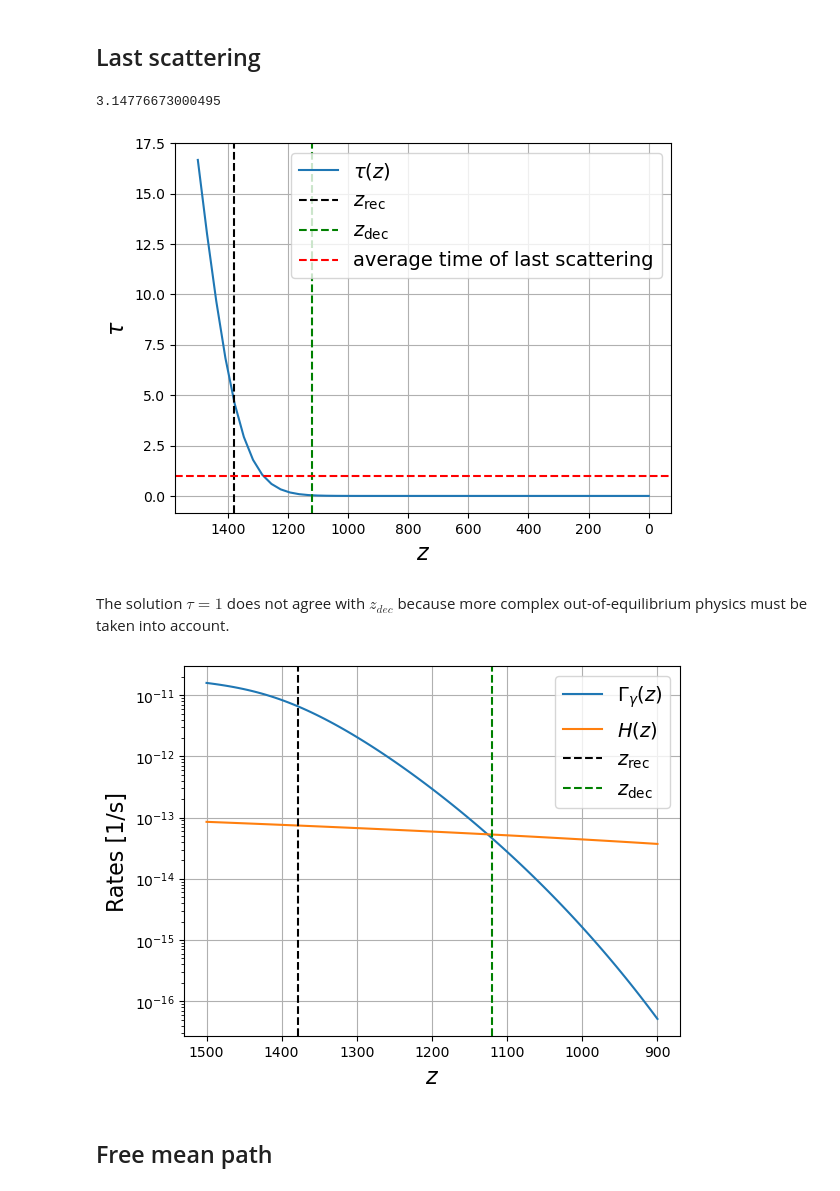
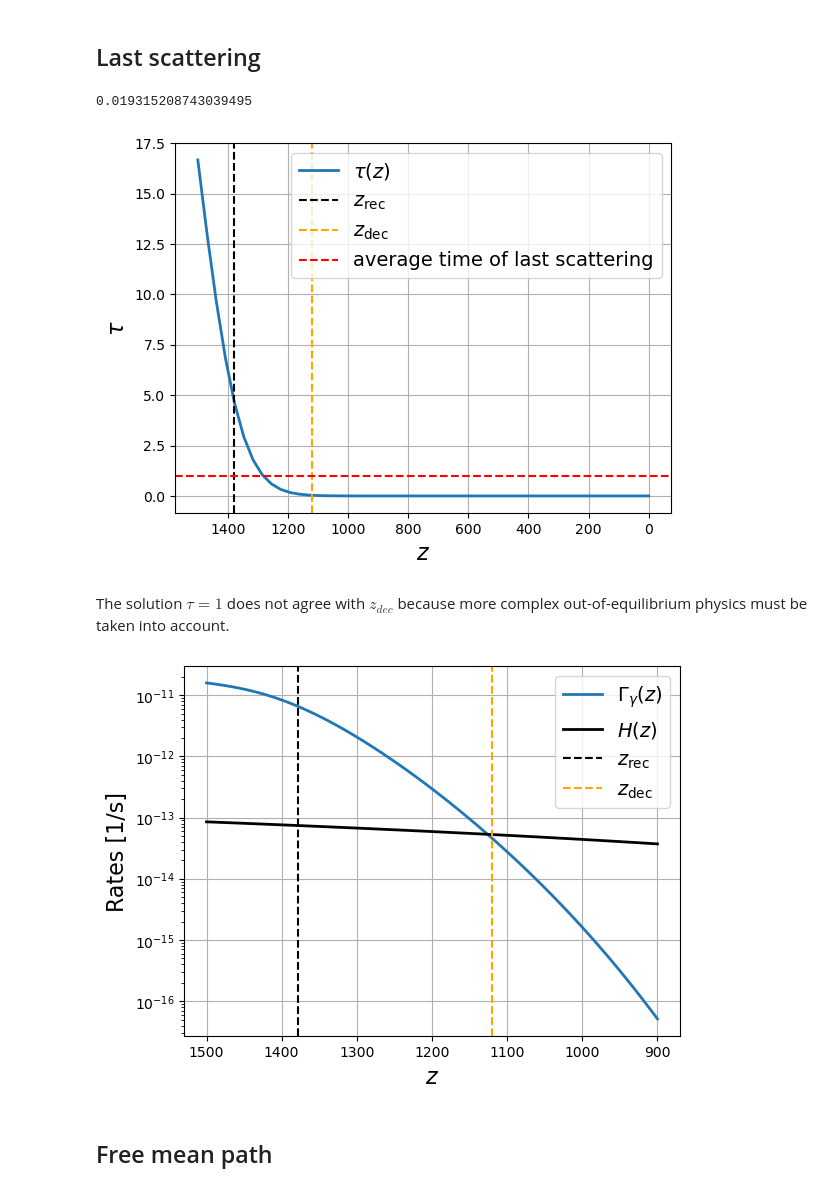
Before and after one commit to jeremyneveu/m2-npac-grac, a Jupyter notebook: notebooks/CMB_Saha_equation.ipynb, the cells around one changed output. Drawn from its saved outputs; the diff is of its cells as text; code cells hidden in the pictures.

```diff
--- a/notebooks/CMB_Saha_equation.ipynb
+++ b/notebooks/CMB_Saha_equation.ipynb
@@ -90,14 +90,19 @@ T(100)
 $275.2755 \; \mathrm{K}$
 # %%
 def Xe(T):
-    if T > 300 * u.K:
-        return (-1 + np.sqrt(1 + 4*c(T)))/(2*c(T))
-    else:
-        # 1/sqrt(c)
-        exp = np.exp(-BH.to(u.J)/ (2 * const.k_B * T))
-        factor = np.sqrt(eta * (ng(T) * (const.m_e * const.k_B * T / (2 * np.pi * const.hbar**2)) **(-3/2)).to(u.dimensionless_unscaled))
-        return (exp / factor).value
-        # return 1  # fully ionized at redshift 10
+    Ttmp = np.atleast_1d(T)
+    out = np.zeros_like(Ttmp).value
+    # high T
+    indhigh = Ttmp >= 300 * u.K
+    out[indhigh] = (-1 + np.sqrt(1 + 4*c(Ttmp[indhigh])))/(2*c(Ttmp[indhigh]))
+    #else low T is 1/sqrt(c)
+    indlow = ~indhigh
+    Tlow = Ttmp[indlow]
+    exp = np.exp(-BH.to(u.J)/ (2 * const.k_B * Tlow))
+    factor = np.sqrt(eta * (ng(Tlow) * (const.m_e * const.k_B * Tlow / (2 * np.pi * const.hbar**2)) **(-3/2)).to(u.dimensionless_unscaled))
+    out[indlow] = (exp / factor).value
+    return out
+    # return 1  # fully ionized at redshift 10
 
 def ne(T):
     return Xe(T) * eta * ng(T)
@@ -217,16 +222,16 @@ def tau(z):
 
 tau(1100)
 # %% [output]
-3.14776673000495
+0.019315208743039495
 # %%
 fig = plt.figure()
 zz = np.linspace(1500, 0, 50)
-plt.plot(zz, [tau(z) for z in zz], label=r"$\tau(z)$")
+plt.plot(zz, [tau(z) for z in zz], lw=2, label=r"$\tau(z)$")
 #plt.plot(zz, H(zz), label="$H(z)$")
 plt.gca().invert_xaxis()
 #plt.xscale("log")
 plt.axvline(zrec, color="k", linestyle="--", label="$z_{\mathrm{rec}}$")
-plt.axvline(zdec, color="g", linestyle="--", label="$z_{\mathrm{dec}}$")
+plt.axvline(zdec, color="orange", linestyle="--", label="$z_{\mathrm{dec}}$")
 plt.axhline(1, color="r", linestyle="--", label="average time of last scattering")
 #plt.yscale("log")
 plt.legend(fontsize=14)
@@ -235,28 +240,28 @@ plt.ylabel(r"$\tau$", fontsize=16)
 plt.grid()
 plt.show()
 # %% [output]
-[figure, old version]
+[figure, new version]
 # %% [markdown]
 The solution $\tau=1$ does not agree with $z_{dec}$ because more complex out-of-equilibrium physics must be taken into account.
 # %%
 #| label: rates_decoupling
 
 fig = plt.figure()
 zz = np.linspace(1500, 900, 100)
-plt.plot(zz, Gamma(zz), label="$\Gamma_\gamma(z)$")
-plt.plot(zz, H(zz), label="$H(z)$")
+plt.plot(zz, Gamma(zz), lw=2, label="$\Gamma_\gamma(z)$")
+plt.plot(zz, H(zz), lw=2, color="k", label="$H(z)$")
 plt.gca().invert_xaxis()
 #plt.xscale("log")
 plt.axvline(zrec, color="k", linestyle="--", label="$z_{\mathrm{rec}}$")
-plt.axvline(zdec, color="g", linestyle="--", label="$z_{\mathrm{dec}}$")
+plt.axvline(zdec, color="orange", linestyle="--", label="$z_{\mathrm{dec}}$")
 plt.yscale("log")
 plt.legend(fontsize=14)
 plt.xlabel("$z$", fontsize=16)
 plt.ylabel("Rates [1/s]", fontsize=16)
 plt.grid()
 plt.show()
 # %% [output]
-[figure, old version]
+[figure, new version]
 # %% [markdown]
 ## Free mean path
 # %%
```
Also changed, not shown: parts of 7 cells of this notebook, 6 other files.
